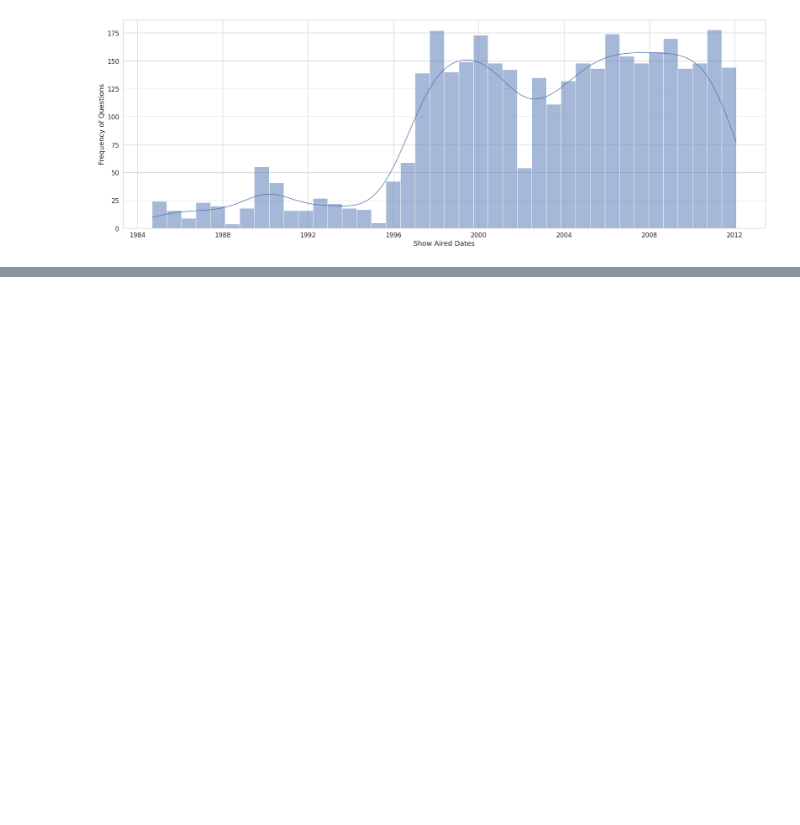
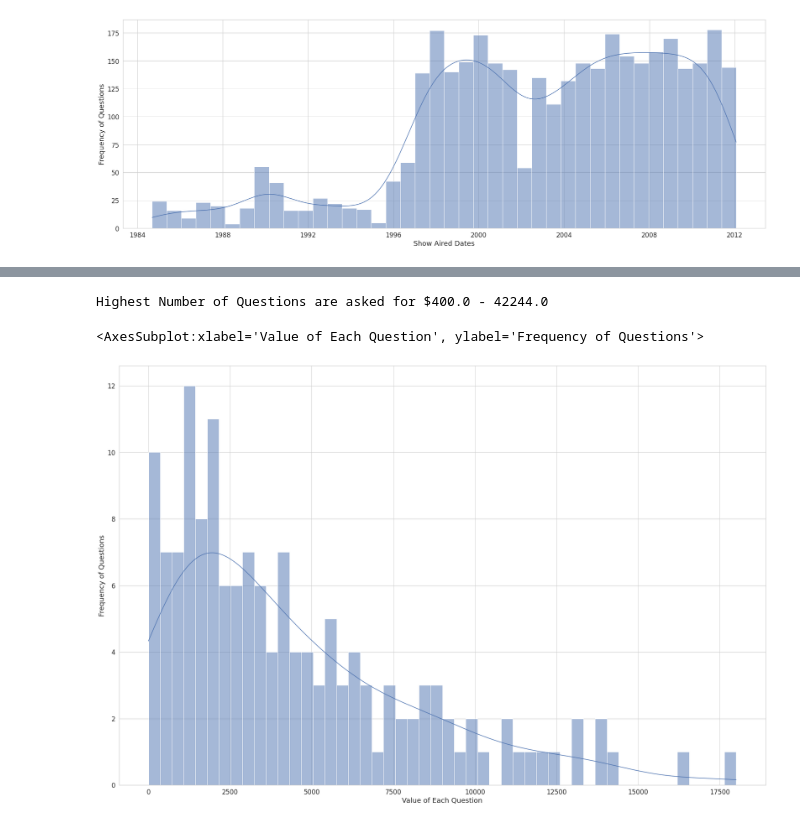
Before and after one commit to Ujwal-B/jeopardy-eda, a Jupyter notebook: eda.ipynb, the cells around one changed output, grey strips where cells are left out. Cells and saved outputs as stored; diff of their text form; code cells hidden in the pictures; blank space fills up the shorter version.

Commit message:
added histogram

```diff
--- a/eda.ipynb
+++ b/eda.ipynb
@@ -331,3 +331,14 @@ sns.histplot(ndf["Date"], bins=40, kde=True, element="bars")
 # %% [output]
 <AxesSubplot:xlabel='Show Aired Dates', ylabel='Frequency of Questions'>
 [figure]
+# %%
+ndf2 = df.groupby(["Value"]).size()
+# print(ndf2)
+ndf2 = pd.DataFrame(ndf2).reset_index()
+ndf2.rename({0:"Count"}, axis=1, inplace=True)
+ndf2['Value'] = ndf2['Value'].str.replace(",", "")
+ndf2['Value'] = ndf2['Value'].str.replace("$", "")
+ndf2['Value'] = [0 if i == "None" else i for i in ndf2['Value']]
+ndf2['Value'] = ndf2["Value"].astype(float)
+ndf2.sort_values(by="Value", inplace=True)
+ndf2.head(100)
@@ -333,0 +359,15 @@ sns.histplot(ndf["Date"], bins=40, kde=True, element="bars")
+# %%
+a = ndf2.sort_values(by="Count", ascending=False).iloc[0]
+print("Highest Number of Questions are asked for $" + str(a[0]) , "-" , a[1])
+# %% [output]
+Highest Number of Questions are asked for $400.0 - 42244.0
+# %%
+plt.figure(figsize=(30,20))
+sns.set_style('whitegrid')
+plt.xlabel("Value of Each Question")
+plt.ylabel("Frequency of Questions")
+sns.histplot(x=ndf2["Value"], bins=50, kde=True, element="bars")
+# sns.barplot(x=ndf2["Value"], y=ndf2["Count"])
+# %% [output]
+<AxesSubplot:xlabel='Value of Each Question', ylabel='Frequency of Questions'>
+[figure, added]
```
Also changed, not shown: parts of 1 cell of this notebook.
